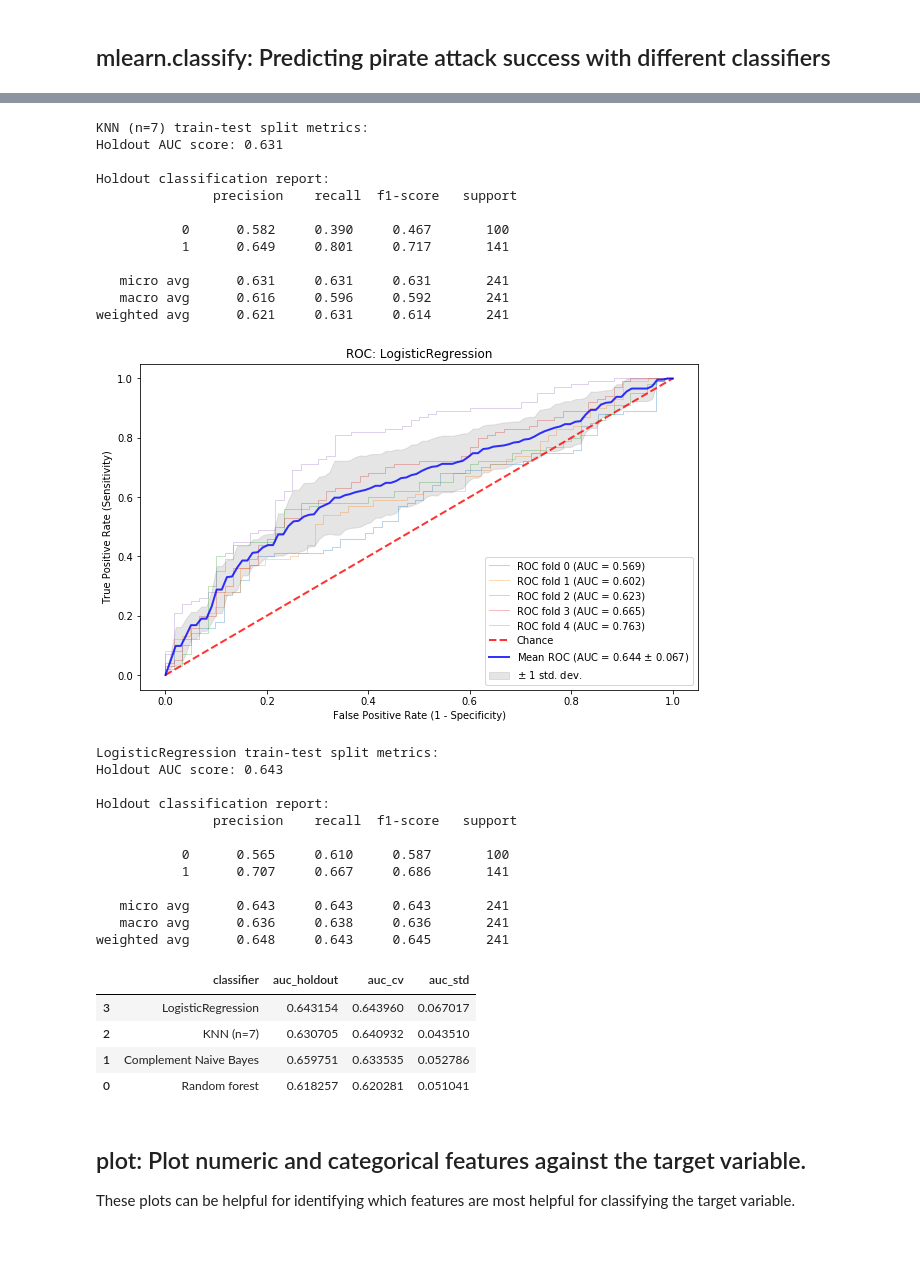
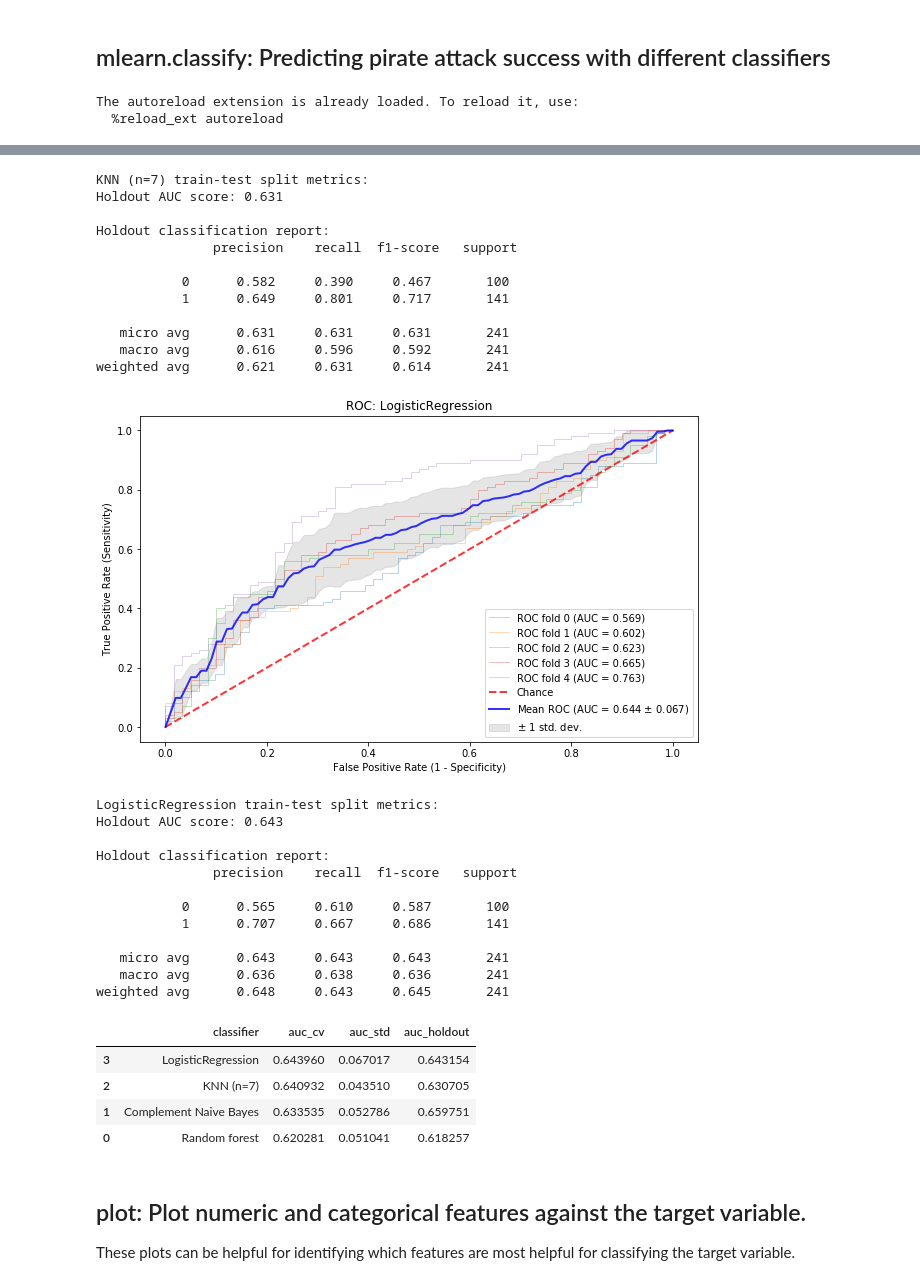
Before and after one commit to aimfeld/aitools, a Jupyter notebook: examples.ipynb, the cells around one changed output, grey strips where cells are left out. Drawn from its saved outputs; the diff is of its cells as text; code cells hidden in the pictures; blank space fills up the shorter version.

```diff
--- a/examples.ipynb
+++ b/examples.ipynb
@@ -37,9 +37,9 @@ classifiers = {
     'LogisticRegression': LogisticRegression(solver='liblinear', class_weight='balanced'),
 }
 
-df_scores = pd.DataFrame(columns=['classifier', 'auc_holdout', 'auc_cv', 'auc_std'])
+df_scores = pd.DataFrame(columns=['classifier', 'auc_cv', 'auc_std', 'auc_holdout'])
 for name, classifier in classifiers.items():
-    pipeline = create_pipeline(classifier, X)
+    pipeline = create_pipeline(classifier, X )
 
     auc_cv, auc_std = roc_cv(name, pipeline, X, y)
 
@@ -51,4 +51,6 @@ for name, classifier in classifiers.items():
 
 df_scores.sort_values('auc_cv', ascending=False)
 # %% [output]
+The autoreload extension is already loaded. To reload it, use:
+  %reload_ext autoreload
 [figure]
@@ -80,34 +82,34 @@ weighted avg      0.666     0.660     0.662       241
 [figure]
-KNN (n=7) train-test split metrics:
-Holdout AUC score: 0.631
-
-Holdout classification report:
-               precision    recall  f1-score   support
-
-           0      0.582     0.390     0.467       100
-           1      0.649     0.801     0.717       141
-
-   micro avg      0.631     0.631     0.631       241
-   macro avg      0.616     0.596     0.592       241
-weighted avg      0.621     0.631     0.614       241
+KNN (n=7) train-test split metrics:
+Holdout AUC score: 0.631
+
+Holdout classification report:
+               precision    recall  f1-score   support
+
+           0      0.582     0.390     0.467       100
+           1      0.649     0.801     0.717       141
+
+   micro avg      0.631     0.631     0.631       241
+   macro avg      0.616     0.596     0.592       241
+weighted avg      0.621     0.631     0.614       241
 [figure]
-LogisticRegression train-test split metrics:
-Holdout AUC score: 0.643
-
-Holdout classification report:
-               precision    recall  f1-score   support
-
-           0      0.565     0.610     0.587       100
-           1      0.707     0.667     0.686       141
-
-   micro avg      0.643     0.643     0.643       241
-   macro avg      0.636     0.638     0.636       241
-weighted avg      0.648     0.643     0.645       241
+LogisticRegression train-test split metrics:
+Holdout AUC score: 0.643
+
+Holdout classification report:
+               precision    recall  f1-score   support
+
+           0      0.565     0.610     0.587       100
+           1      0.707     0.667     0.686       141
+
+   micro avg      0.643     0.643     0.643       241
+   macro avg      0.636     0.638     0.636       241
+weighted avg      0.648     0.643     0.645       241
-|  | classifier | auc_holdout | auc_cv | auc_std |
-| 3 | LogisticRegression | 0.643154 | 0.643960 | 0.067017 |
-| 2 | KNN (n=7) | 0.630705 | 0.640932 | 0.043510 |
-| 1 | Complement Naive Bayes | 0.659751 | 0.633535 | 0.052786 |
-| 0 | Random forest | 0.618257 | 0.620281 | 0.051041 |
+|  | classifier | auc_cv | auc_std | auc_holdout |
+| 3 | LogisticRegression | 0.643960 | 0.067017 | 0.643154 |
+| 2 | KNN (n=7) | 0.640932 | 0.043510 | 0.630705 |
+| 1 | Complement Naive Bayes | 0.633535 | 0.052786 | 0.659751 |
+| 0 | Random forest | 0.620281 | 0.051041 | 0.618257 |
 # %% [markdown]
 ## plot: Plot numeric and categorical features against the target variable.
 
```
Also changed, not shown: parts of 1 cell of this notebook, 1 other file.
